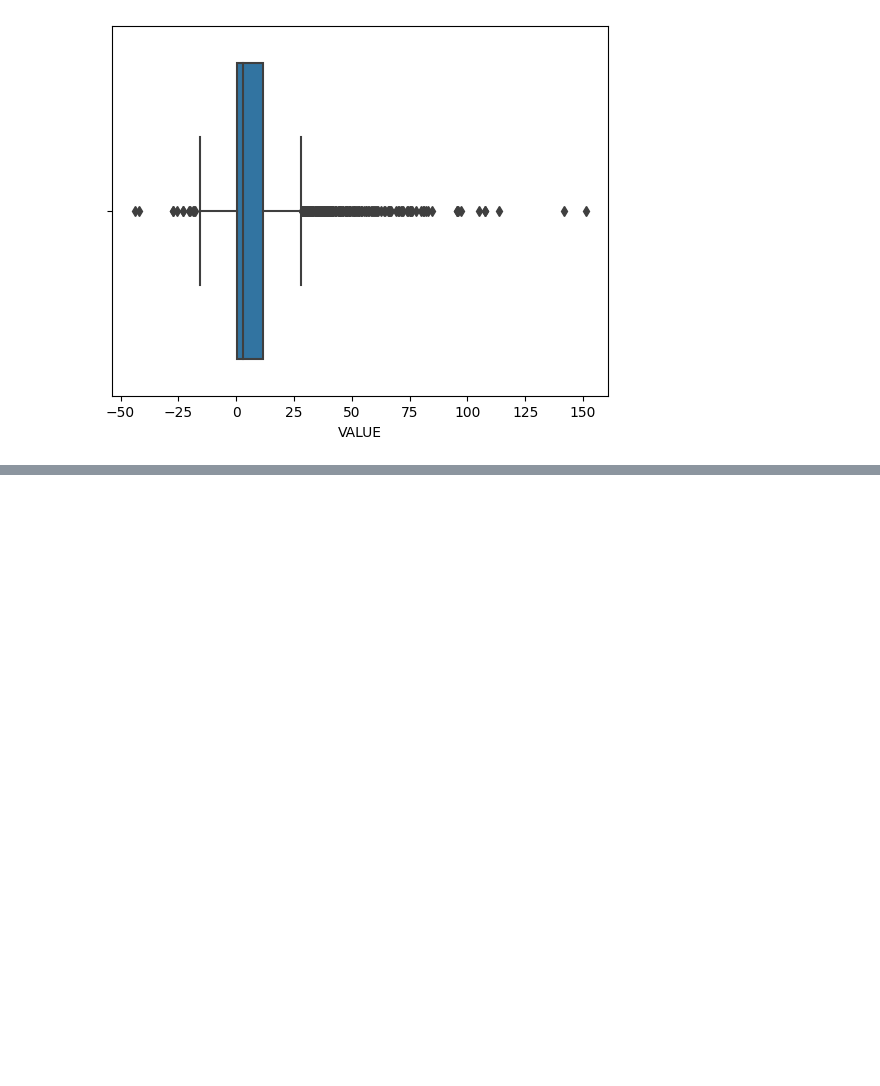
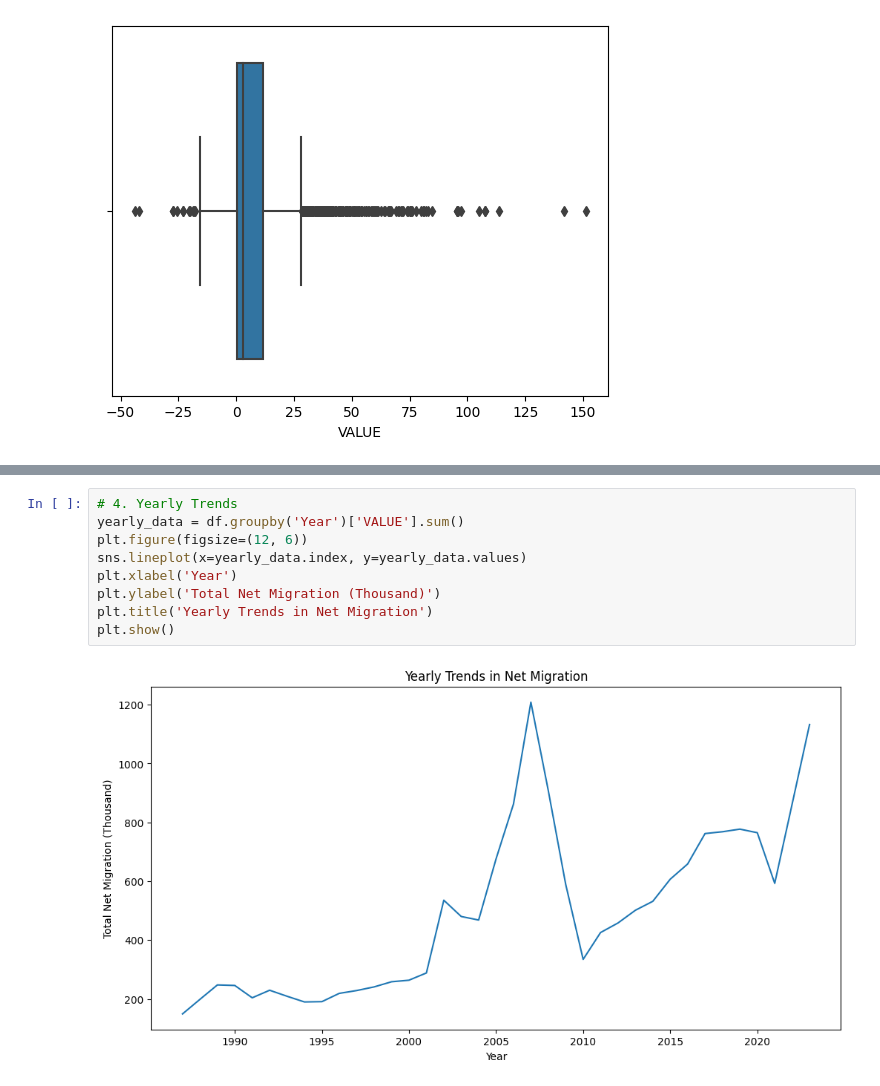
Before and after one commit to salahagnir/CA, a Jupyter notebook: CA1.ipynb, the cells around one changed output, grey strips where cells are left out. Saved outputs shown, nothing was run; the diff lists cells and outputs as text; blank space fills up the shorter version.

```diff
--- a/CA1.ipynb
+++ b/CA1.ipynb
@@ -170,0 +190,11 @@ sns.boxplot(x=df['VALUE'])
+# %%
+# 4. Yearly Trends
+yearly_data = df.groupby('Year')['VALUE'].sum()
+plt.figure(figsize=(12, 6))
+sns.lineplot(x=yearly_data.index, y=yearly_data.values)
+plt.xlabel('Year')
+plt.ylabel('Total Net Migration (Thousand)')
+plt.title('Yearly Trends in Net Migration')
+plt.show()
+# %% [output]
+[figure, added]
```
Also changed, not shown: parts of 5 cells of this notebook.
